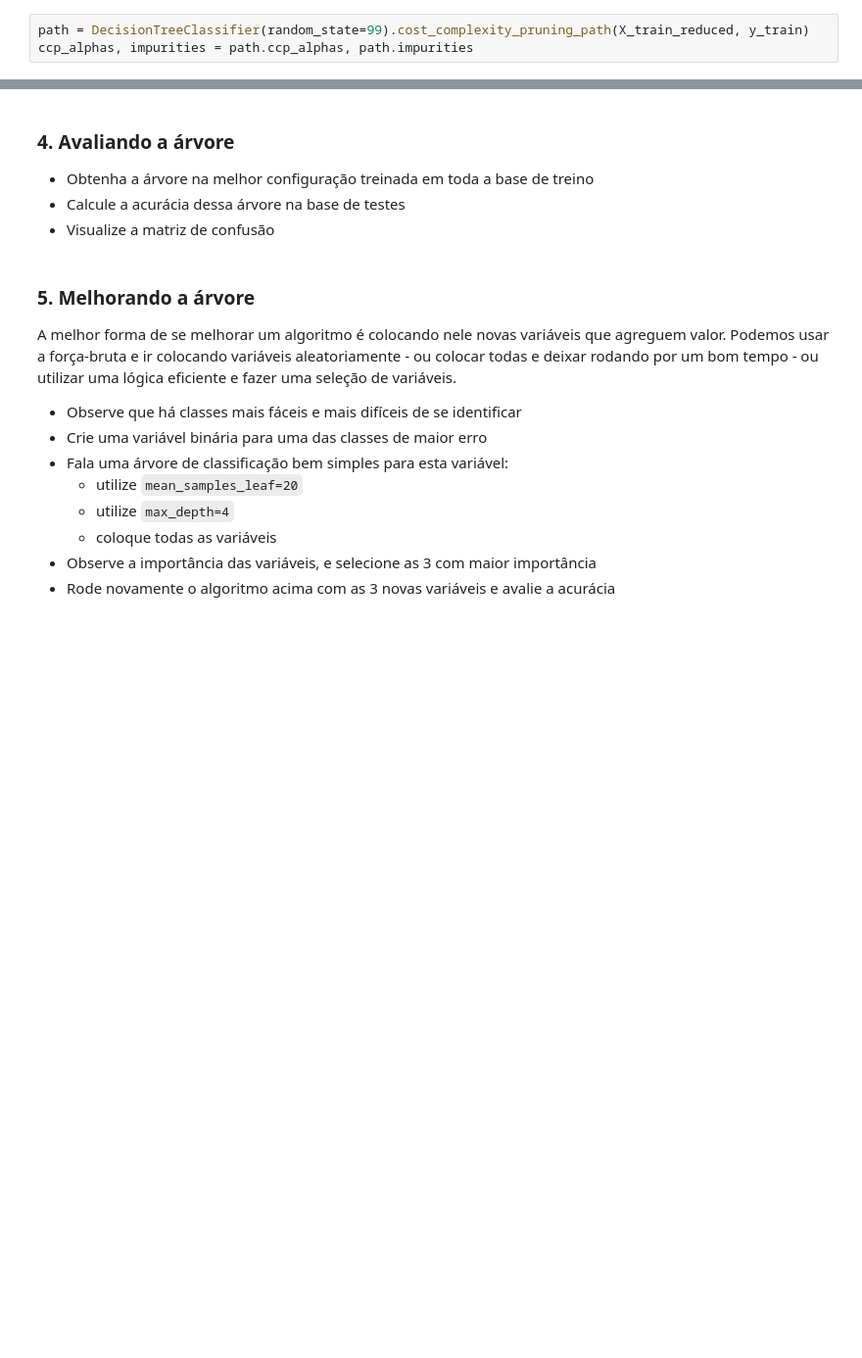
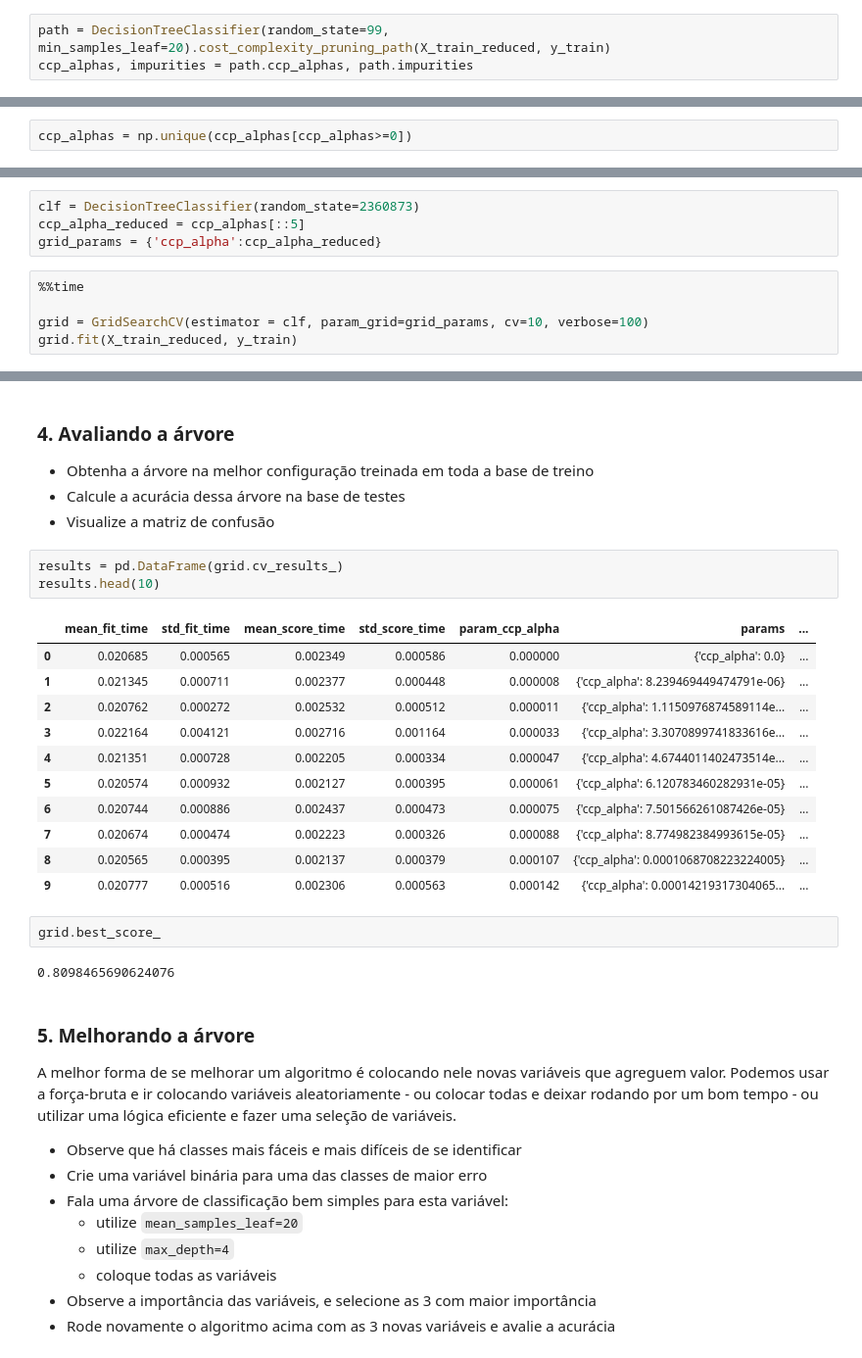
Before and after one commit to PedroHang/Trees-II-Exercise-III, a Jupyter notebook: mod17_Arvores_II-Tarefa_3.ipynb, the cells around one changed output, grey strips where cells are left out. Shown: that part at 98% size. Cells and saved outputs as stored; diff of their text form; blank space fills up the shorter version.

```diff
--- a/mod17_Arvores_II-Tarefa_3.ipynb
+++ b/mod17_Arvores_II-Tarefa_3.ipynb
@@ -42,3 +59,3 @@ X_test_reduced = X_test[selected_columns]
 # %%
-path = DecisionTreeClassifier(random_state=99).cost_complexity_pruning_path(X_train_reduced, y_train)
+path = DecisionTreeClassifier(random_state=99, min_samples_leaf=20).cost_complexity_pruning_path(X_train_reduced, y_train)
 ccp_alphas, impurities = path.ccp_alphas, path.impurities
@@ -50,3 +62,5 @@ for ccp_alpha in ccp_alphas:
+# %%
+ccp_alphas = np.unique(ccp_alphas[ccp_alphas>=0])
 # %% [markdown]
 ### 3. *Grid Search*
 
@@ -61,0 +74,9 @@ Vou deixar especificações iniciais mínimas, que visam limitar o tempo de máq
+# %%
+clf = DecisionTreeClassifier(random_state=2360873)
+ccp_alpha_reduced = ccp_alphas[::5]
+grid_params = {'ccp_alpha':ccp_alpha_reduced}
+# %%
+%%time
+
+grid = GridSearchCV(estimator = clf, param_grid=grid_params, cv=10, verbose=100)
+grid.fit(X_train_reduced, y_train)
@@ -65,6 +113,25 @@ Vou deixar especificações iniciais mínimas, que visam limitar o tempo de máq
 - Obtenha a árvore na melhor configuração treinada em toda a base de treino
 - Calcule a acurácia dessa árvore na base de testes
 - Visualize a matriz de confusão
+# %%
+results = pd.DataFrame(grid.cv_results_)
+results.head(10)
+# %% [output]
+|  | mean_fit_time | std_fit_time | mean_score_time | std_score_time | param_ccp_alpha | params | ... |
+| 0 | 0.020685 | 0.000565 | 0.002349 | 0.000586 | 0.000000 | {'ccp_alpha': 0.0} | ... |
+| 1 | 0.021345 | 0.000711 | 0.002377 | 0.000448 | 0.000008 | {'ccp_alpha': 8.239469449474791e-06} | ... |
+| 2 | 0.020762 | 0.000272 | 0.002532 | 0.000512 | 0.000011 | {'ccp_alpha': 1.1150976874589114e... | ... |
+| 3 | 0.022164 | 0.004121 | 0.002716 | 0.001164 | 0.000033 | {'ccp_alpha': 3.3070899741833616e... | ... |
+| 4 | 0.021351 | 0.000728 | 0.002205 | 0.000334 | 0.000047 | {'ccp_alpha': 4.6744011402473514e... | ... |
+| 5 | 0.020574 | 0.000932 | 0.002127 | 0.000395 | 0.000061 | {'ccp_alpha': 6.120783460282931e-05} | ... |
+| 6 | 0.020744 | 0.000886 | 0.002437 | 0.000473 | 0.000075 | {'ccp_alpha': 7.501566261087426e-05} | ... |
+| 7 | 0.020674 | 0.000474 | 0.002223 | 0.000326 | 0.000088 | {'ccp_alpha': 8.774982384993615e-05} | ... |
+| 8 | 0.020565 | 0.000395 | 0.002137 | 0.000379 | 0.000107 | {'ccp_alpha': 0.0001068708223224005} | ... |
+| 9 | 0.020777 | 0.000516 | 0.002306 | 0.000563 | 0.000142 | {'ccp_alpha': 0.00014219317304065... | ... |
+# %%
+grid.best_score_
+# %% [output]
+0.8098465690624076
 # %% [markdown]
 ### 5. Melhorando a árvore
 
```
Also changed, not shown: parts of 4 cells of this notebook.
